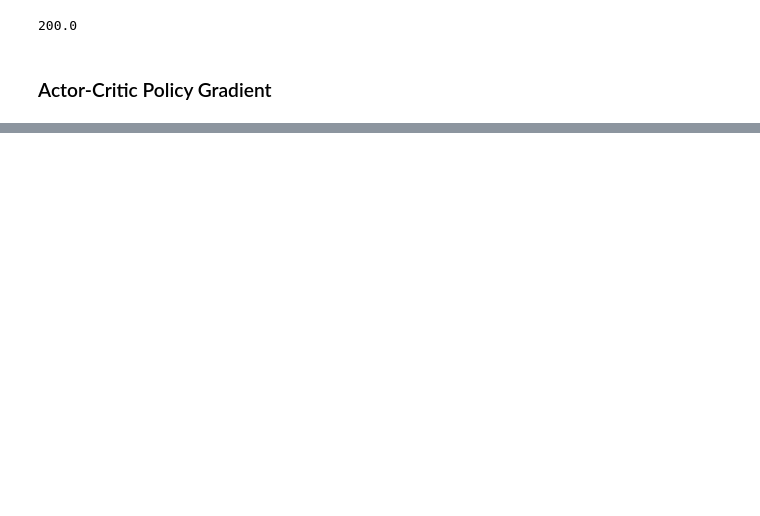
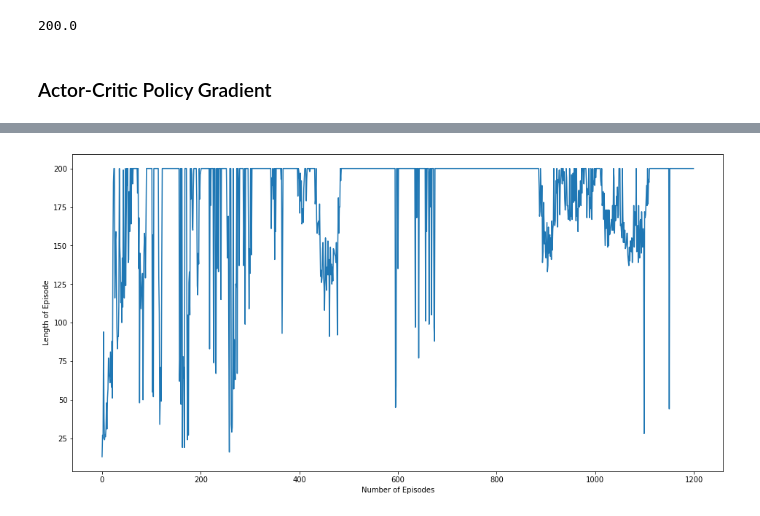
Before and after one commit to batra98/Policy-Gradients, a Jupyter notebook: Policy-Gradient-Methods for Discrete Action Spaces.ipynb, the cells around one changed output, grey strips where cells are left out. Drawn from its saved outputs; the diff is of its cells as text; code cells hidden in the pictures; blank space fills up the shorter version.

```diff
--- a/Policy-Gradient-Methods for Discrete Action Spaces.ipynb
+++ b/Policy-Gradient-Methods for Discrete Action Spaces.ipynb
@@ -229,8 +263,10 @@ plt.show()
 # %%
 plt.figure(figsize = (16,8))
-plt.plot(rewards_history_with_baseline)
+plt.plot(rewards_history_ac)
 plt.ylabel("Length of Episode")
 plt.xlabel("Number of Episodes")
 plt.show()
+# %% [output]
+[figure, added]
 # %%
 for i in range(10):
```
Also changed, not shown: parts of 21 cells of this notebook, 5 other files.
